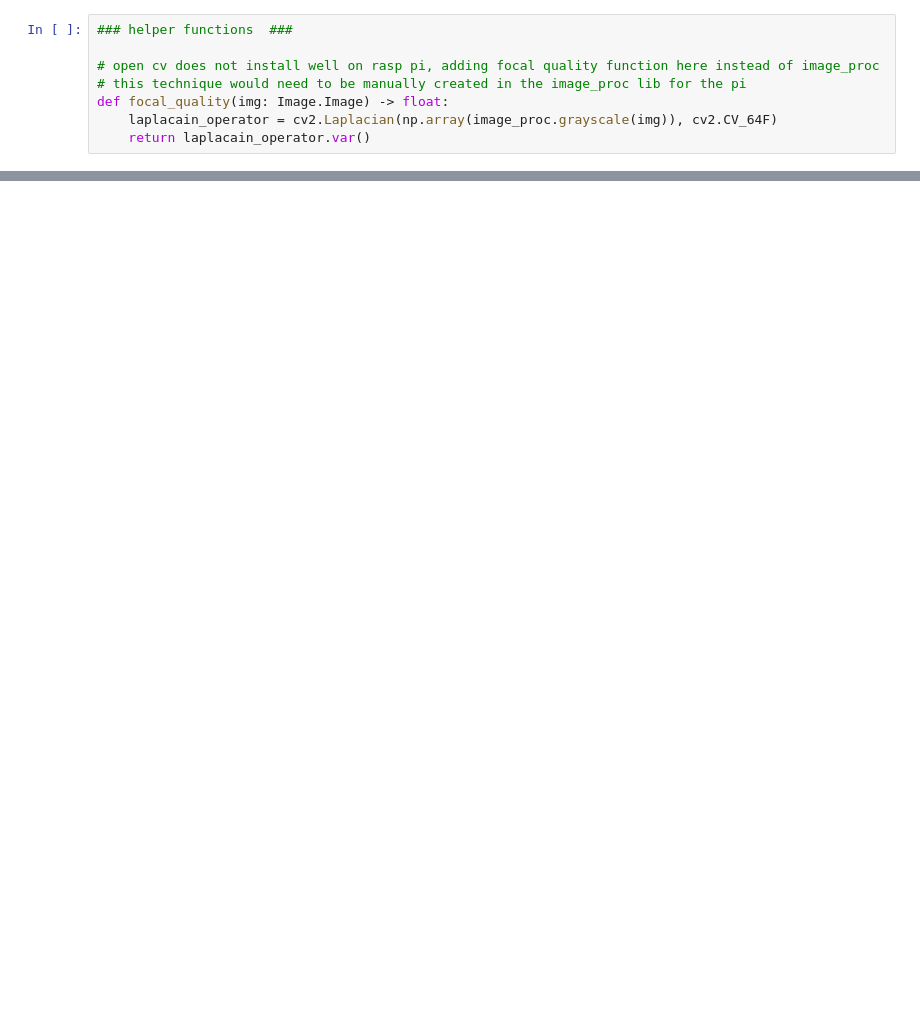
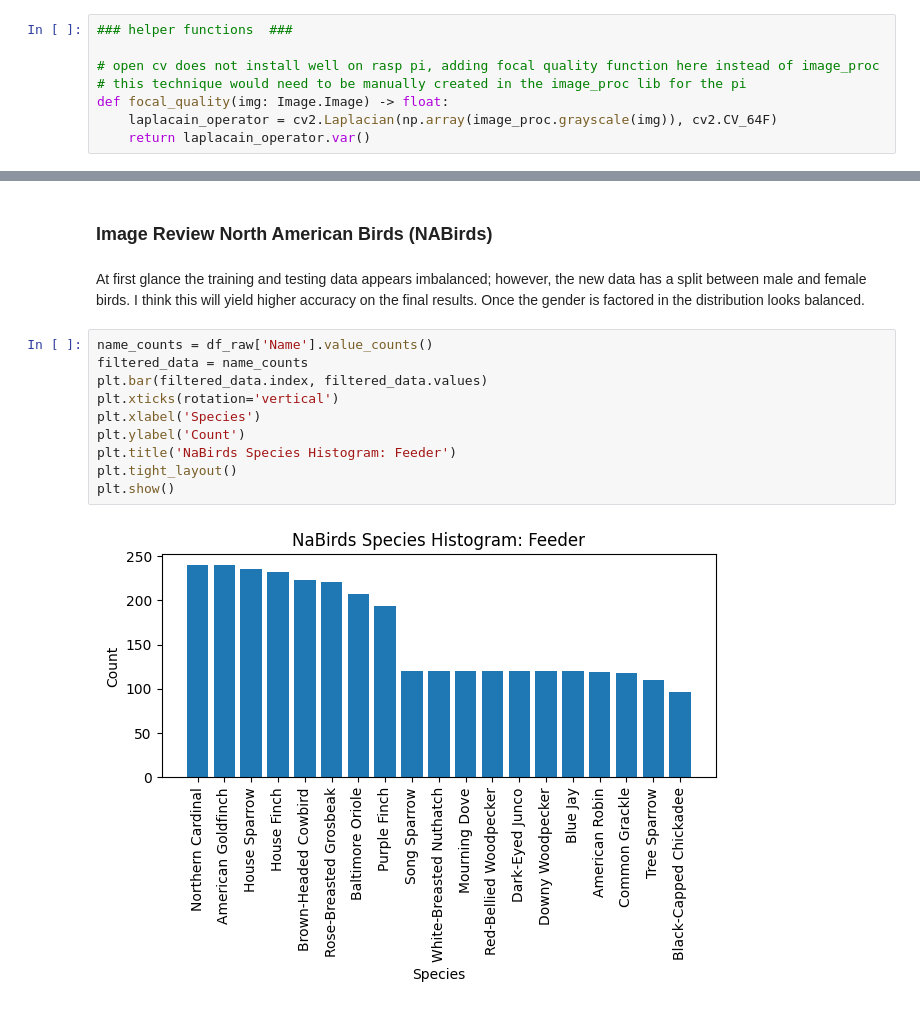
Before and after one commit to JimMaastricht5/birdclassifier, a Jupyter notebook: NABirds Profiling.ipynb, the cells around one changed output, grey strips where cells are left out. Drawn from its saved outputs; the diff is of its cells as text; blank space fills up the shorter version.

Commit message:
further analysis on NABirds data set

```diff
--- a/NABirds Profiling.ipynb
+++ b/NABirds Profiling.ipynb
@@ -44,0 +62,16 @@ def focal_quality(img: Image.Image) -> float:
+# %% [markdown]
+### Image Review North American Birds (NABirds)
+# %% [markdown]
+At first glance the training and testing data appears imbalanced; however, the new data has a split between male and female birds.  I think this will yield higher accuracy on the final results.  Once the gender is factored in the distribution looks balanced.
+# %%
+name_counts = df_raw['Name'].value_counts()
+filtered_data = name_counts
+plt.bar(filtered_data.index, filtered_data.values)
+plt.xticks(rotation='vertical')
+plt.xlabel('Species')
+plt.ylabel('Count')
+plt.title('NaBirds Species Histogram: Feeder')
+plt.tight_layout()
+plt.show()
+# %% [output]
+[figure, added]
```
Also changed, not shown: parts of 14 cells of this notebook.
